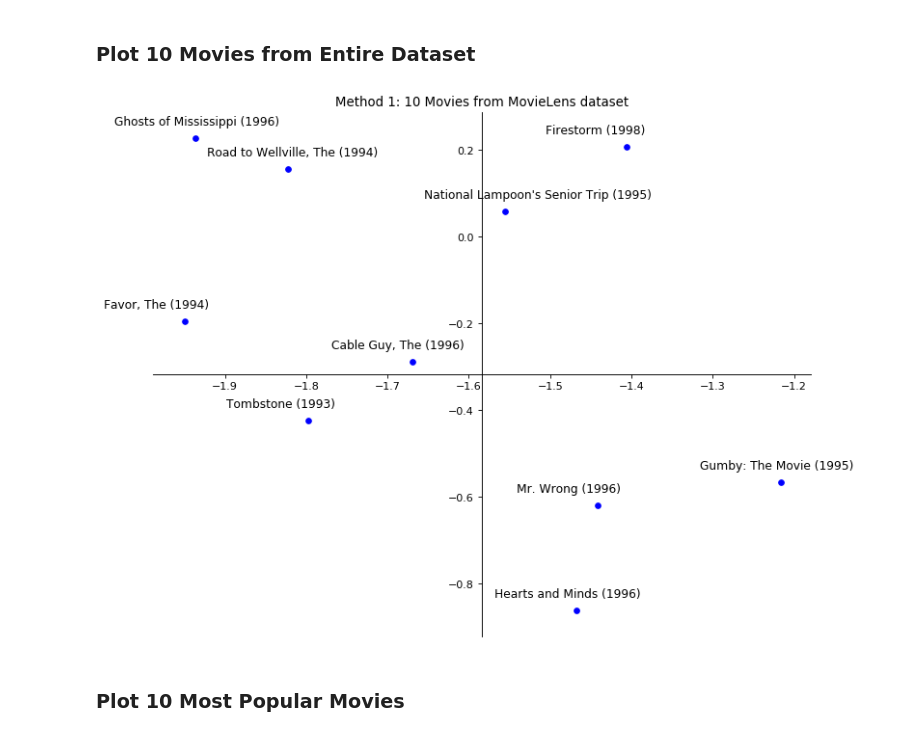
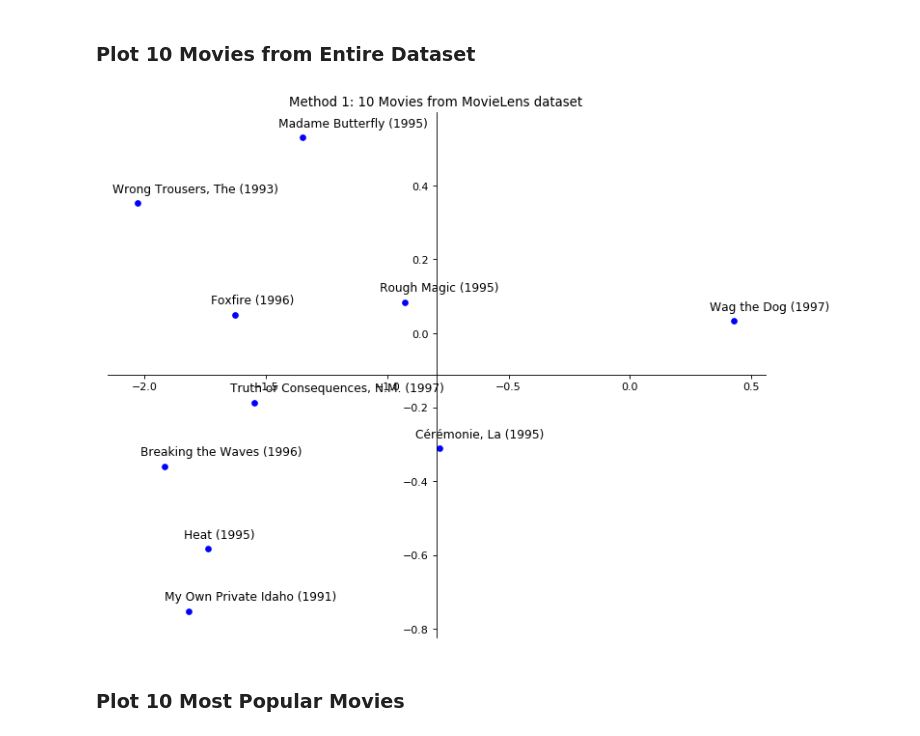
Before and after one commit to 18jeffreyma/cs155-visualization-miniproject, a Jupyter notebook: 5_matrix_factorization.ipynb, the cells around one changed output. Cells and saved outputs as stored; diff of their text form; code cells hidden in the pictures.

```diff
--- a/5_matrix_factorization.ipynb
+++ b/5_matrix_factorization.ipynb
@@ -138,36 +138,36 @@ for i in range(1,len(id_to_movie_title)):
 ### Plot 10 Movies from Entire Dataset
 # %%
 np.random.seed(42)
-movies = np.random.choice(list(movie_to_genre.keys()), 10)
+movies = np.random.choice(list(movie_to_genre.keys()), 10, replace=False)
 movie_ids = [movie_to_id[m] for m in movies]
 
 # ====================== TEN CHOSEN MOVIES PLOT ======================
 V_ten = np.take(np.transpose(V_tilde), movie_ids, axis=0)
 
 fig = plt.figure(figsize=(11, 9), dpi=80)
 ax = fig.add_subplot(1, 1, 1)
 
 # Move left y-axis and bottim x-axis to centre, passing through (0,0)
 ax.spines['left'].set_position('center')
 ax.spines['bottom'].set_position('center')
 
 # Eliminate upper and right axes
 ax.spines['right'].set_color('none')
 ax.spines['top'].set_color('none')
 
 # Show ticks in the left and lower axes only
 ax.xaxis.set_ticks_position('bottom')
 ax.yaxis.set_ticks_position('left')
 
 for i in range(len(V_ten)):
     x = V_ten[i][0]
     y = V_ten[i][1]
     plt.scatter(x, y, marker='.', color='blue', s=100)
     plt.text(x - 0.1, y + 0.03, movies[i], fontsize=11)
 plt.title('Method 1: 10 Movies from MovieLens dataset')
 plt.show()
 # %% [output]
-[figure, old version]
+[figure, new version]
 # %% [markdown]
 ### Plot 10 Most Popular Movies
 # %%
```
Also changed, not shown: parts of 1 cell of this notebook, 1 other file.
